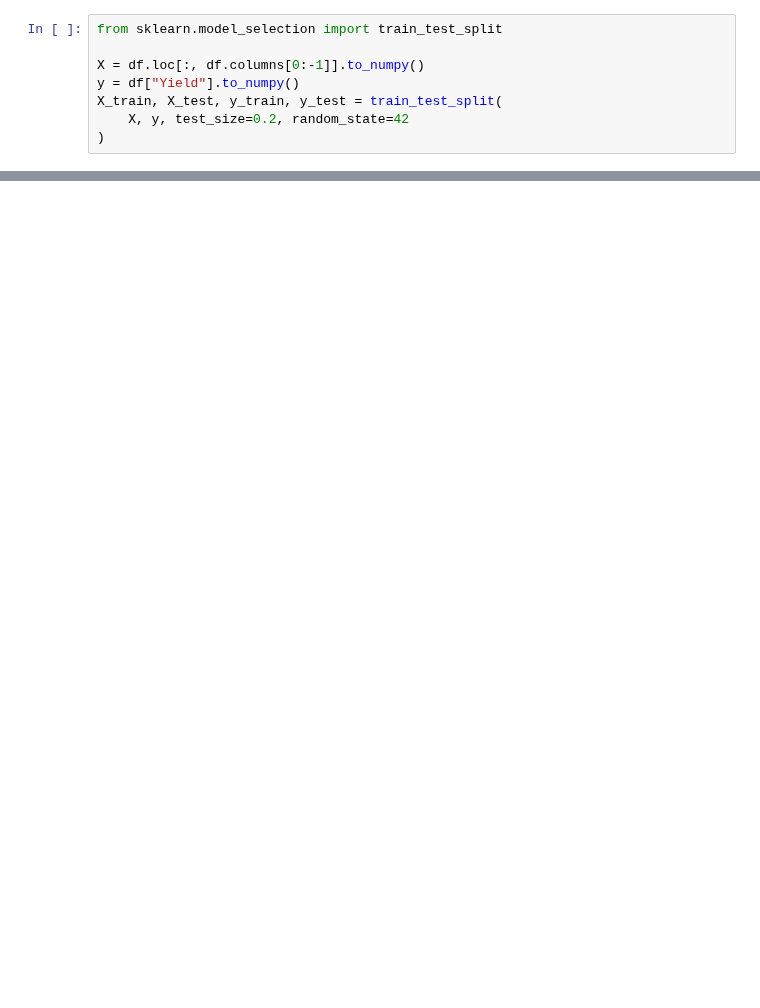
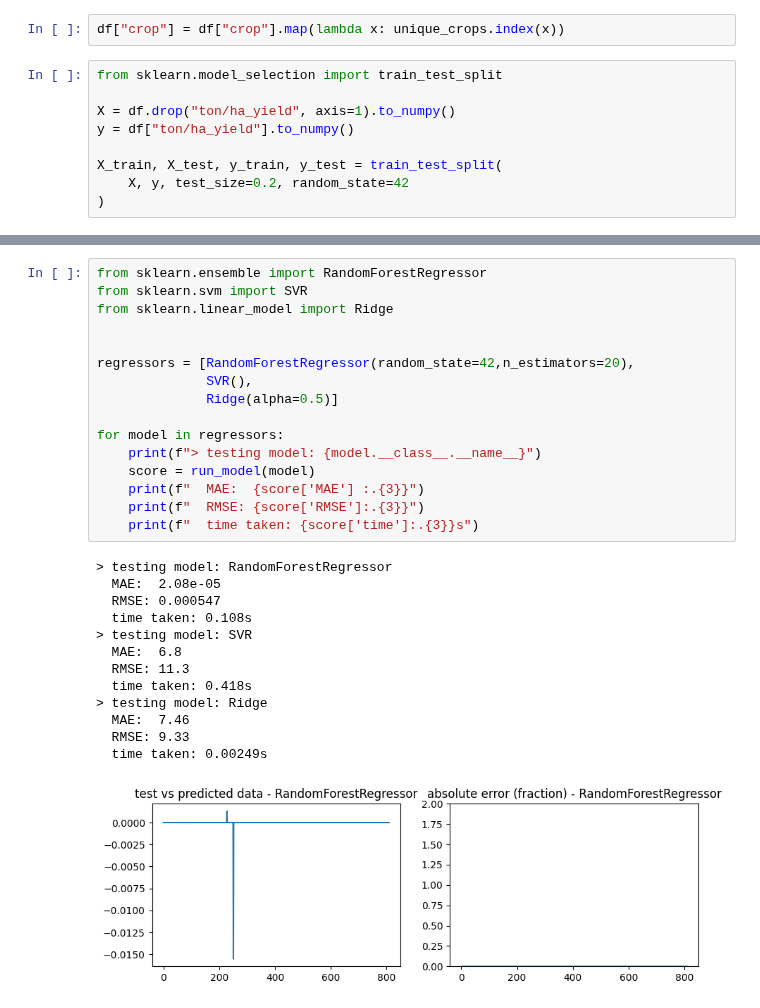
Before and after one commit to Fresh-Fields/ml-official, a Jupyter notebook: yield.prediction.ipynb, the cells around one changed output, grey strips where cells are left out. Drawn from its saved outputs; the diff is of its cells as text; blank space fills up the shorter version.

```diff
--- a/yield.prediction.ipynb
+++ b/yield.prediction.ipynb
@@ -71,8 +56,11 @@ df.describe().transpose()
+# %%
+df["crop"] = df["crop"].map(lambda x: unique_crops.index(x))
 # %%
 from sklearn.model_selection import train_test_split
 
-X = df.loc[:, df.columns[0:-1]].to_numpy()
-y = df["Yield"].to_numpy()
+X = df.drop("ton/ha_yield", axis=1).to_numpy()
+y = df["ton/ha_yield"].to_numpy()
+
 X_train, X_test, y_train, y_test = train_test_split(
     X, y, test_size=0.2, random_state=42
 )
@@ -136,0 +97,30 @@ model: Ridge
+# %%
+from sklearn.ensemble import RandomForestRegressor
+from sklearn.svm import SVR
+from sklearn.linear_model import Ridge
+
+
+regressors = [RandomForestRegressor(random_state=42,n_estimators=20),
+              SVR(),
+              Ridge(alpha=0.5)]
+
+for model in regressors:
+    print(f"> testing model: {model.__class__.__name__}")
+    score = run_model(model)
+    print(f"  MAE:  {score['MAE'] :.{3}}")
+    print(f"  RMSE: {score['RMSE']:.{3}}")
+    print(f"  time taken: {score['time']:.{3}}s")
+# %% [output]
+> testing model: RandomForestRegressor
+  MAE:  2.08e-05
+  RMSE: 0.000547
+  time taken: 0.108s
+> testing model: SVR
+  MAE:  6.8
+  RMSE: 11.3
+  time taken: 0.418s
+> testing model: Ridge
+  MAE:  7.46
+  RMSE: 9.33
+  time taken: 0.00249s
+[figure, added]
```
Also changed, not shown: parts of 18 cells of this notebook, 3 other files.
